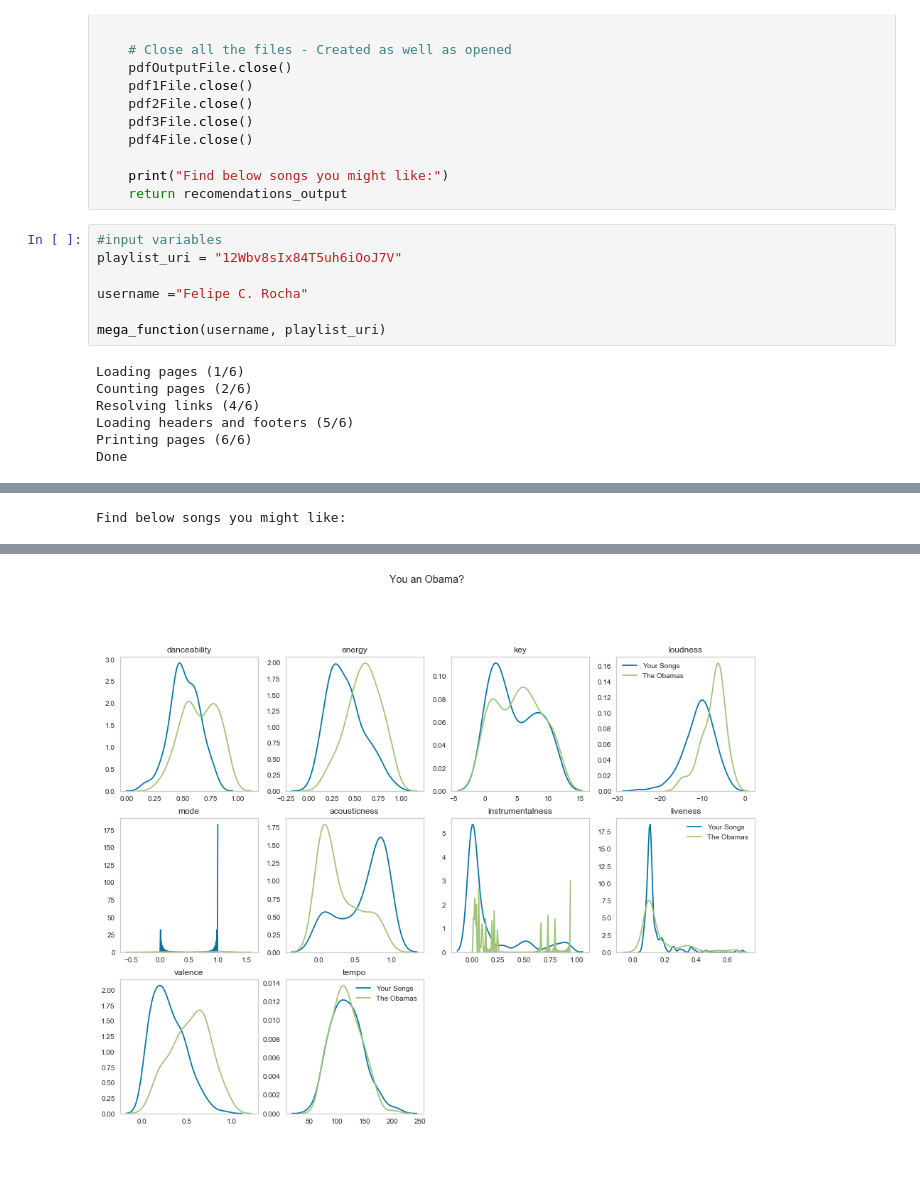
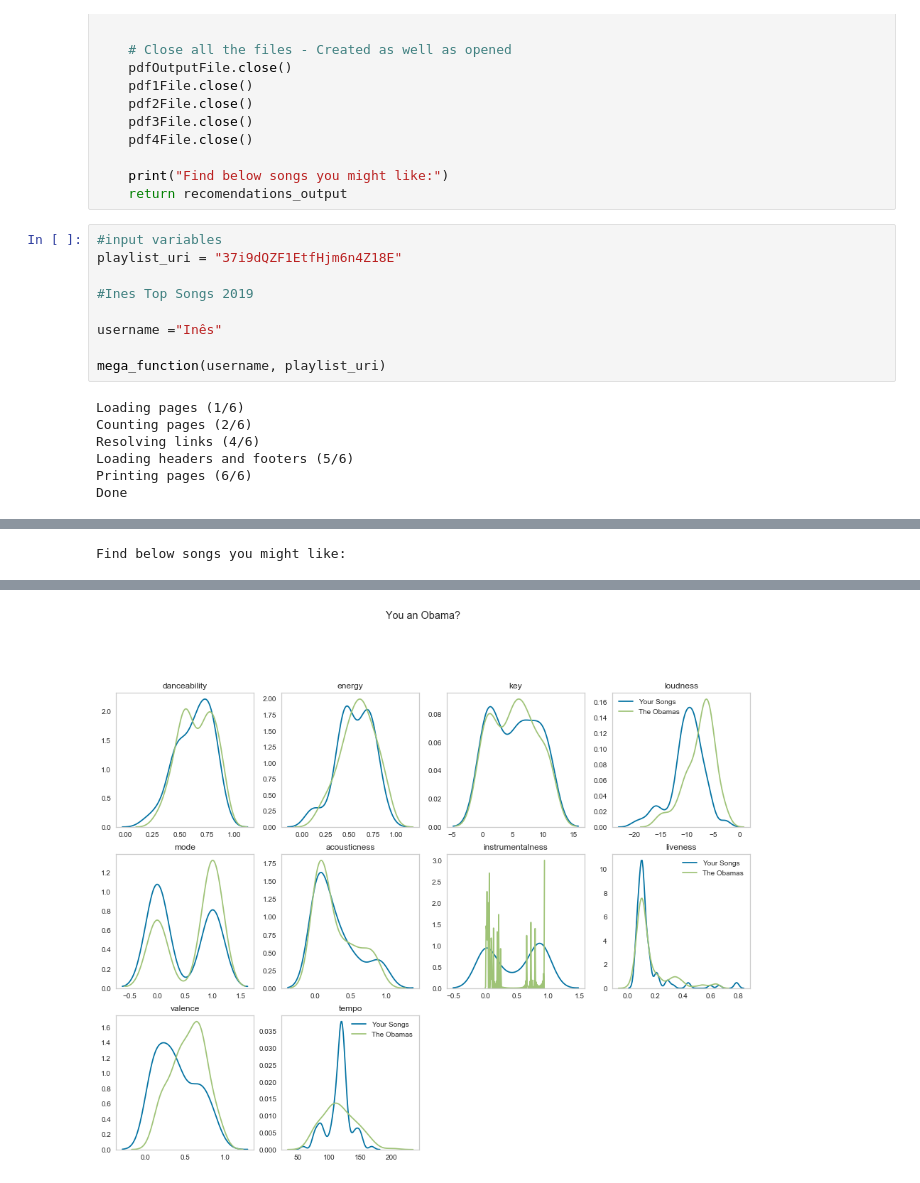
Before and after one commit to ritapereira10/Spotify-Analysis, a Jupyter notebook: Final Output/Final Output Function.ipynb, the cells around one changed output, grey strips where cells are left out. Drawn from its saved outputs; the diff is of its cells as text.

```diff
--- a/Final Output/Final Output Function.ipynb
+++ b/Final Output/Final Output Function.ipynb
@@ -316,9 +316,11 @@ def mega_function(username, playlist_uri):
     return recomendations_output
 # %%
 #input variables
-playlist_uri = "12Wbv8sIx84T5uh6iOoJ7V"
+playlist_uri = "37i9dQZF1EtfHjm6n4Z18E"
 
-username ="Felipe C. Rocha"
+#Ines Top Songs 2019
+
+username ="Inês"
 
 mega_function(username, playlist_uri)
 # %% [output]
@@ -351 +353 @@ Find below songs you might like:
-[figure, old version]
+[figure, new version]
```
Also changed, not shown: parts of 1 cell of this notebook, 17 other files.
